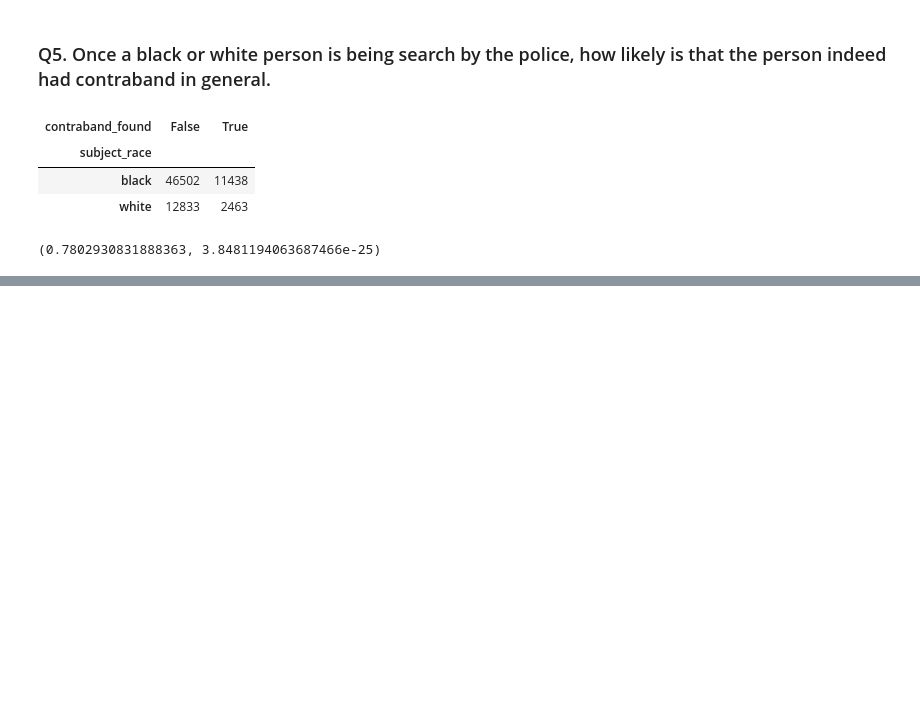
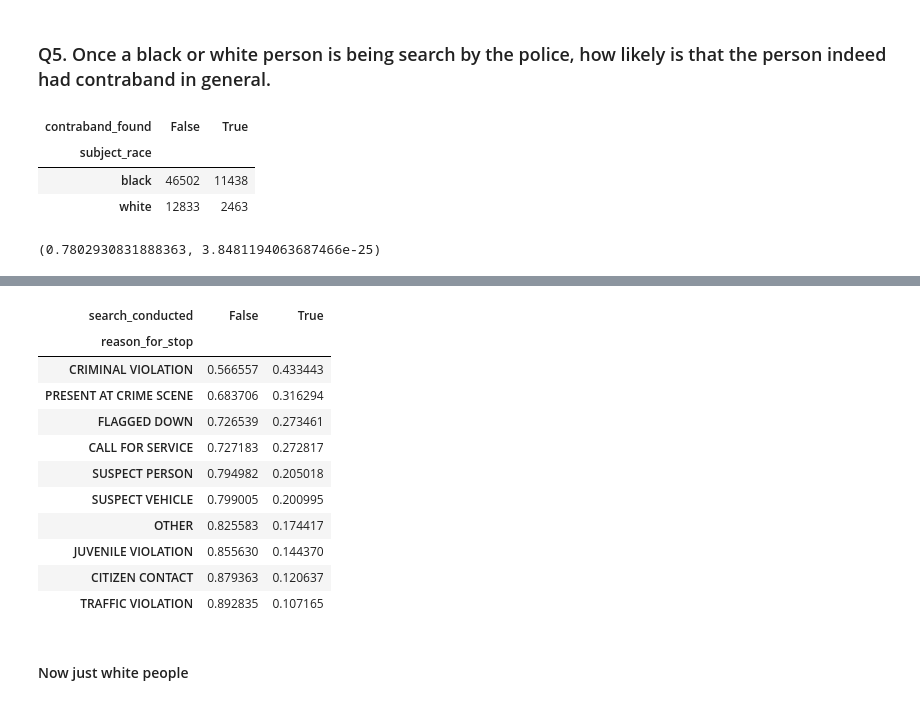
Before and after one commit to albertoabreu91/Practice_zone, a Jupyter notebook: New_Orleans_police.ipynb, the cells around one changed output, grey strips where cells are left out. Cells and saved outputs as stored; diff of their text form; code cells hidden in the pictures; blank space fills up the shorter version.

```diff
--- a/New_Orleans_police.ipynb
+++ b/New_Orleans_police.ipynb
@@ -389,0 +461,21 @@ data_search_true_xtab
+# %%
+data_blacks = data[data.subject_race == 'black']
+# %%
+(data_blacks.groupby('reason_for_stop').search_conducted.value_counts(normalize=True)
+.unstack().sort_values(by=True,ascending=False).head(10)
+)
+# %% [output]
+| search_conducted | False | True |
+| reason_for_stop |  |  |
+| CRIMINAL VIOLATION | 0.566557 | 0.433443 |
+| PRESENT AT CRIME SCENE | 0.683706 | 0.316294 |
+| FLAGGED DOWN | 0.726539 | 0.273461 |
+| CALL FOR SERVICE | 0.727183 | 0.272817 |
+| SUSPECT PERSON | 0.794982 | 0.205018 |
+| SUSPECT VEHICLE | 0.799005 | 0.200995 |
+| OTHER | 0.825583 | 0.174417 |
+| JUVENILE VIOLATION | 0.855630 | 0.144370 |
+| CITIZEN CONTACT | 0.879363 | 0.120637 |
+| TRAFFIC VIOLATION | 0.892835 | 0.107165 |
+# %% [markdown]
+#### Now just white people
```
Also changed, not shown: parts of 22 cells of this notebook.
